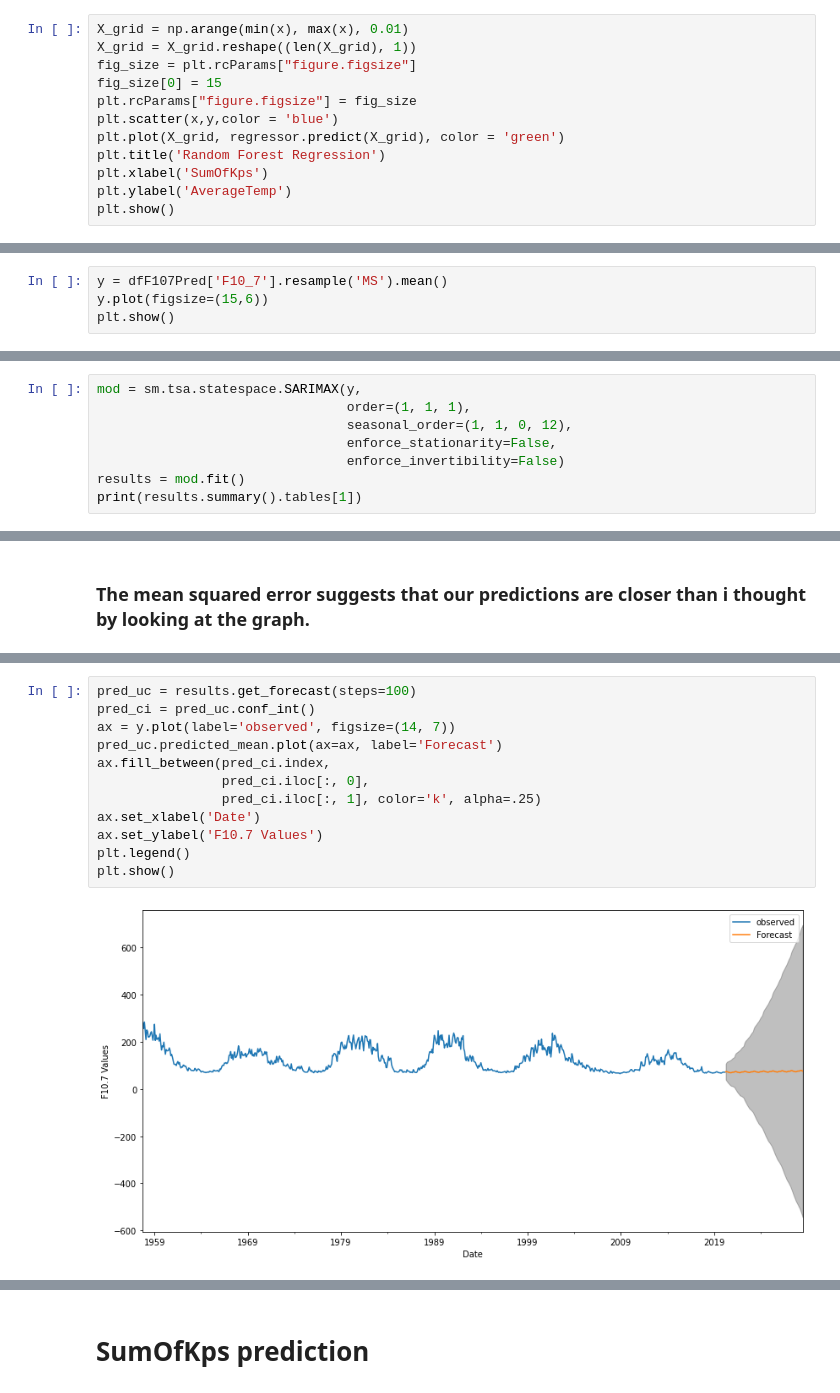
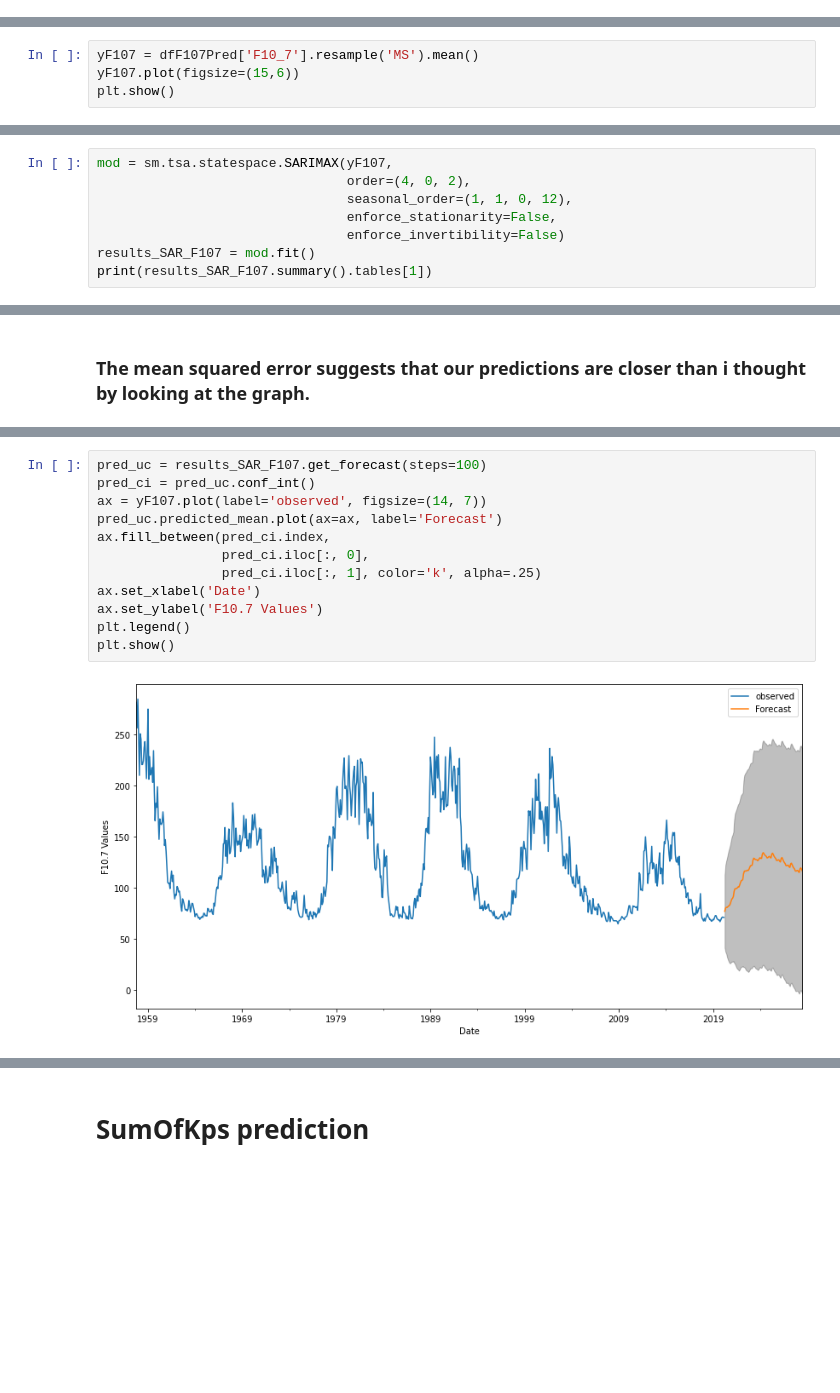
Before and after one commit to heatherholcomb/EffectsOfSpaceWeather, a Jupyter notebook: EffectsOfSpaceWeather_Predictions.ipynb, the cells around one changed output, grey strips where cells are left out. Cells and saved outputs as stored; diff of their text form; blank space fills up the shorter version.

```diff
--- a/EffectsOfSpaceWeather_Predictions.ipynb
+++ b/EffectsOfSpaceWeather_Predictions.ipynb
@@ -286,12 +271,0 @@ RandomForestRegressor(bootstrap=True, ccp_alpha=0.0, criterion='mse',
-# %%
-X_grid = np.arange(min(x), max(x), 0.01)
-X_grid = X_grid.reshape((len(X_grid), 1))
-fig_size = plt.rcParams["figure.figsize"]
-fig_size[0] = 15
-plt.rcParams["figure.figsize"] = fig_size
-plt.scatter(x,y,color = 'blue')
-plt.plot(X_grid, regressor.predict(X_grid), color = 'green')
-plt.title('Random Forest Regression')
-plt.xlabel('SumOfKps')
-plt.ylabel('AverageTemp')
-plt.show()
@@ -487,8 +459,8 @@ dfF107Pred
 | 2020-03-11 | 2545 | 11 | 13 | 13 | 13 | 13 | ... |
 22808 rows × 30 columns
 # %%
-y = dfF107Pred['F10_7'].resample('MS').mean()
-y.plot(figsize=(15,6))
+yF107 = dfF107Pred['F10_7'].resample('MS').mean()
+yF107.plot(figsize=(15,6))
 plt.show()
 # %% [output]
 [figure]
@@ -599,13 +604,13 @@ results_AR_F107.plot_predict(1,900)
 # %% [markdown]
 ## SARIMAX Model
 # %%
-mod = sm.tsa.statespace.SARIMAX(y,
-                                order=(1, 1, 1),
+mod = sm.tsa.statespace.SARIMAX(yF107,
+                                order=(4, 0, 2),
                                 seasonal_order=(1, 1, 0, 12),
                                 enforce_stationarity=False,
                                 enforce_invertibility=False)
-results = mod.fit()
-print(results.summary().tables[1])
+results_SAR_F107 = mod.fit()
+print(results_SAR_F107.summary().tables[1])
 # %% [output]
 ==============================================================================
                  coef    std err          z      P>|z|      [0.025      0.975]
@@ -654,14 +691,14 @@ The Root Mean Squared Error of our forecasts is 6.2
 # %%
-pred_uc = results.get_forecast(steps=100)
+pred_uc = results_SAR_F107.get_forecast(steps=100)
 pred_ci = pred_uc.conf_int()
-ax = y.plot(label='observed', figsize=(14, 7))
+ax = yF107.plot(label='observed', figsize=(14, 7))
 pred_uc.predicted_mean.plot(ax=ax, label='Forecast')
 ax.fill_between(pred_ci.index,
                 pred_ci.iloc[:, 0],
                 pred_ci.iloc[:, 1], color='k', alpha=.25)
 ax.set_xlabel('Date')
 ax.set_ylabel('F10.7 Values')
 plt.legend()
 plt.show()
 # %% [output]
-[figure, old version]
+[figure, new version]
```
Also changed, not shown: parts of 62 cells of this notebook.
